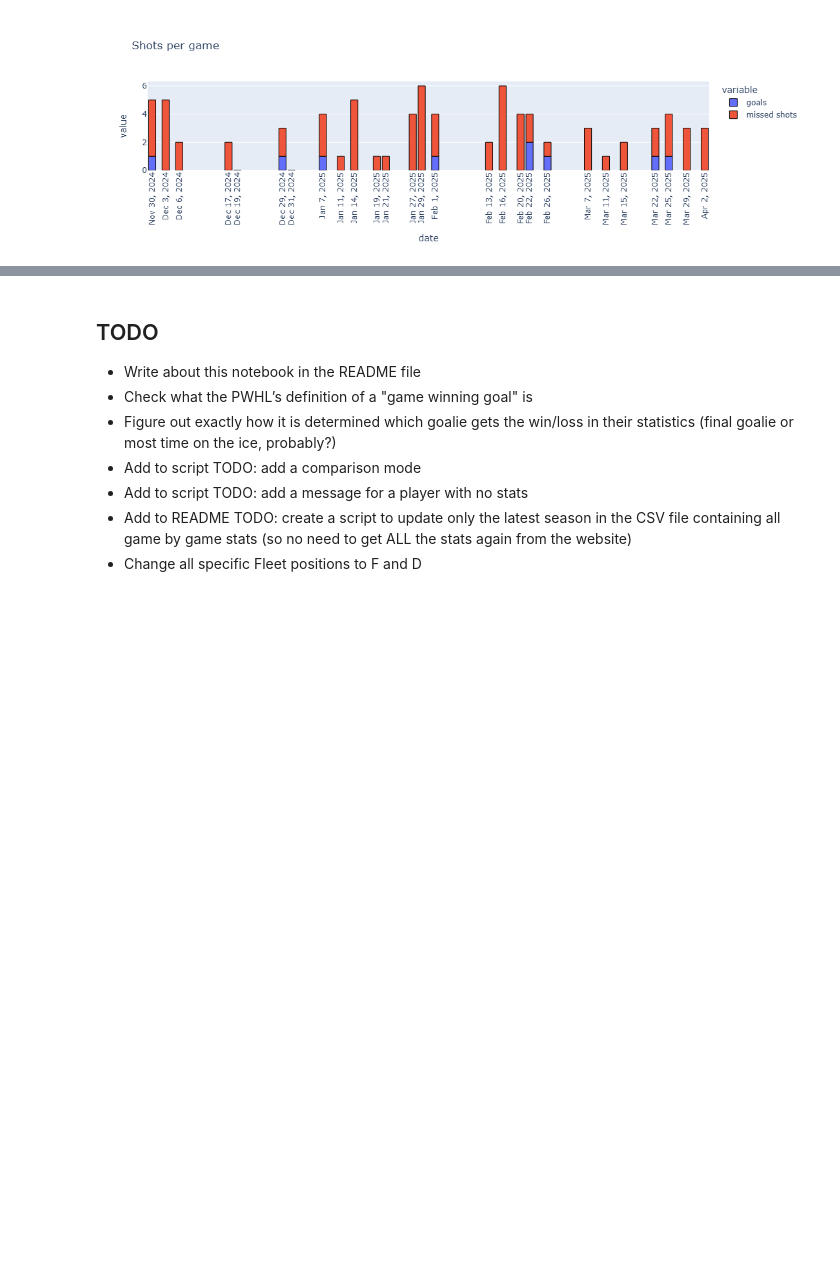
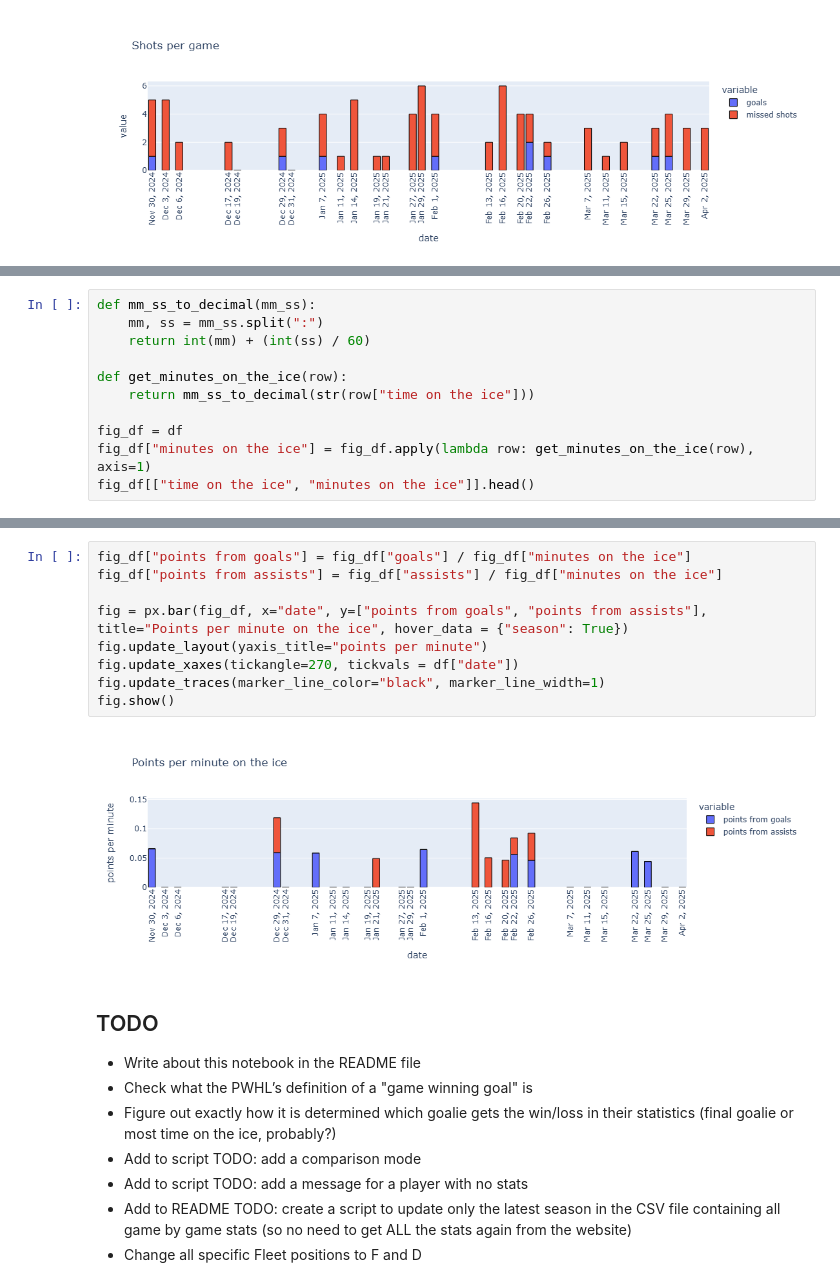
Before and after one commit to AGasconAfriat/pwhl_data-analysis, a Jupyter notebook: detailed-stats.ipynb, the cells around one changed output, grey strips where cells are left out. Cells and saved outputs as stored; diff of their text form; blank space fills up the shorter version.

Commit message:
Added visualization for points per minute on the ice

```diff
--- a/detailed-stats.ipynb
+++ b/detailed-stats.ipynb
@@ -506,0 +518,11 @@ fig.show()
+# %%
+def mm_ss_to_decimal(mm_ss):
+    mm, ss = mm_ss.split(":")
+    return int(mm) + (int(ss) / 60)
+
+def get_minutes_on_the_ice(row):
+    return mm_ss_to_decimal(str(row["time on the ice"]))
+
+fig_df = df
+fig_df["minutes on the ice"] = fig_df.apply(lambda row: get_minutes_on_the_ice(row), axis=1)
+fig_df[["time on the ice", "minutes on the ice"]].head()
@@ -507,3 +536,14 @@ fig.show()
+# %%
+fig_df["points from goals"] = fig_df["goals"] / fig_df["minutes on the ice"]
+fig_df["points from assists"] = fig_df["assists"] / fig_df["minutes on the ice"]
+
+fig = px.bar(fig_df, x="date", y=["points from goals", "points from assists"], title="Points per minute on the ice", hover_data = {"season": True})
+fig.update_layout(yaxis_title="points per minute")
+fig.update_xaxes(tickangle=270, tickvals = df["date"])
+fig.update_traces(marker_line_color="black", marker_line_width=1)
+fig.show()
+# %% [output]
+[figure, added]
 # %% [markdown]
 ## TODO
 
```
Also changed, not shown: parts of 3 cells of this notebook.
